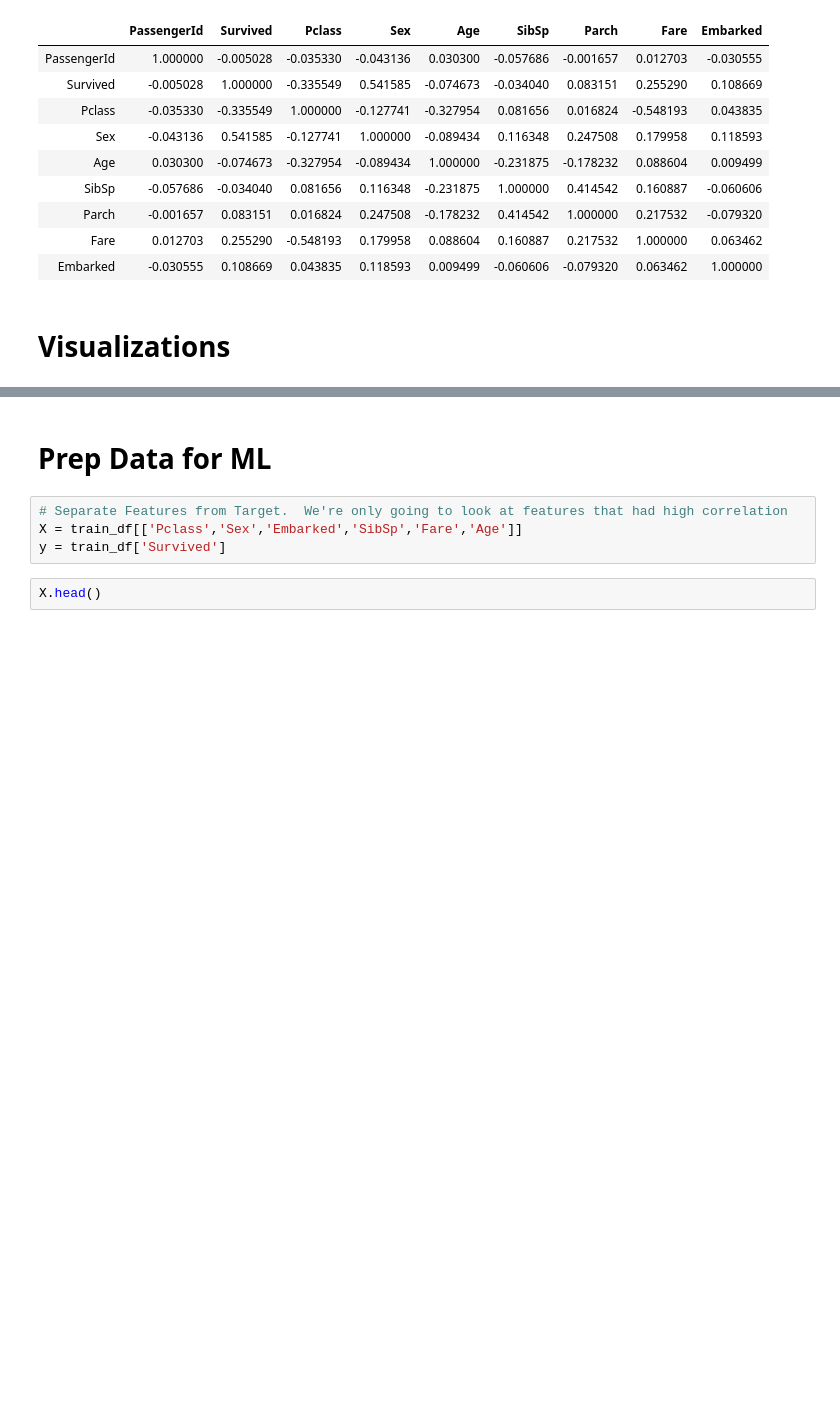
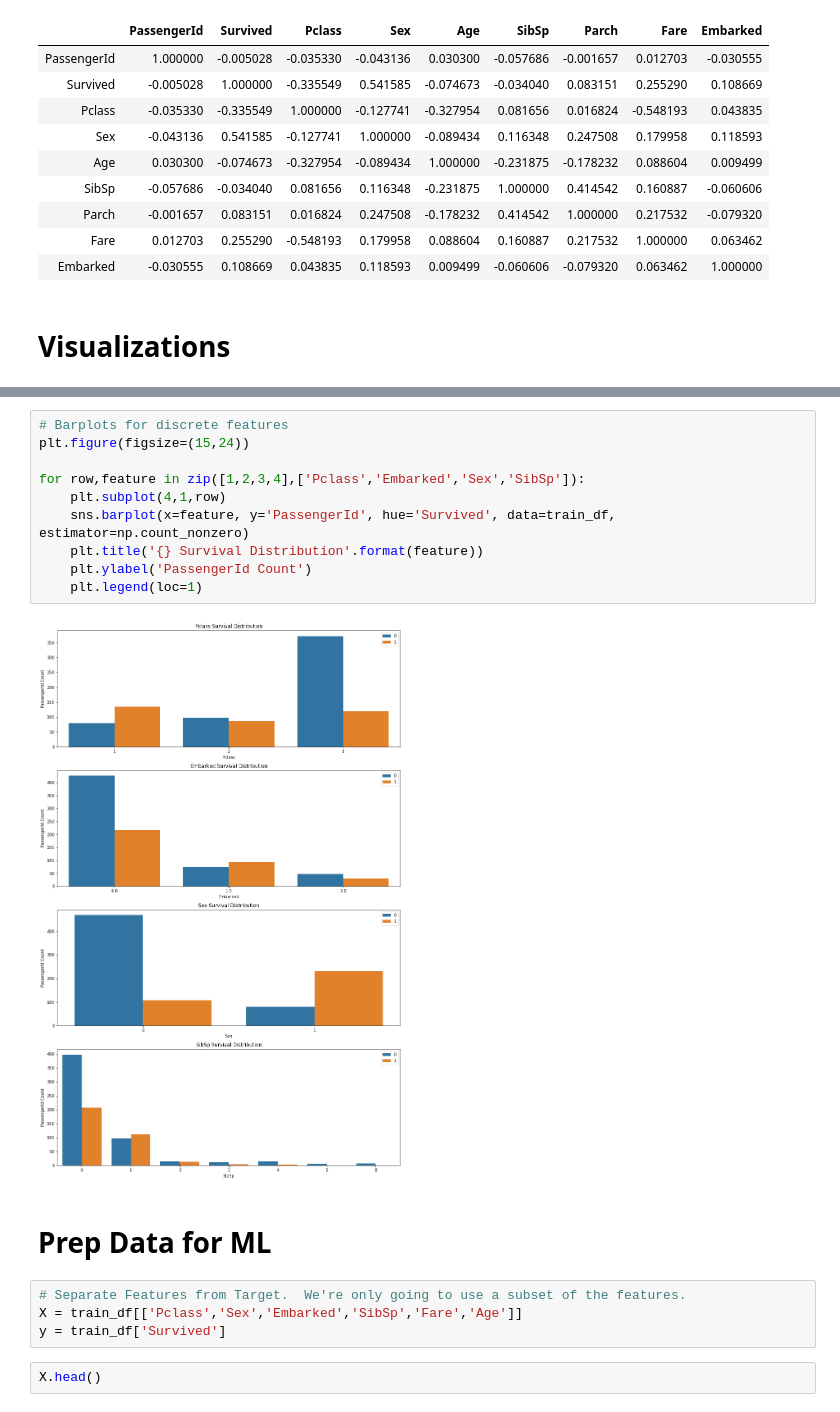
Before and after one commit to turnerdj95/floating_dumbbell, a Jupyter notebook: Data_Analysis.ipynb, the cells around one changed output, grey strips where cells are left out. Saved outputs shown, nothing was run; the diff lists cells and outputs as text; blank space fills up the shorter version.

```diff
--- a/Data_Analysis.ipynb
+++ b/Data_Analysis.ipynb
@@ -151,7 +151,19 @@ Text(0.5, 1.0, 'Fare Price v Survival Distribution')
+# %%
+# Barplots for discrete features
+plt.figure(figsize=(15,24))
+
+for row,feature in zip([1,2,3,4],['Pclass','Embarked','Sex','SibSp']):
+    plt.subplot(4,1,row)
+    sns.barplot(x=feature, y='PassengerId', hue='Survived', data=train_df, estimator=np.count_nonzero)
+    plt.title('{} Survival Distribution'.format(feature))
+    plt.ylabel('PassengerId Count')
+    plt.legend(loc=1)
+# %% [output]
+[figure, added]
 # %% [markdown]
 # Prep Data for ML
 # %%
-# Separate Features from Target.  We're only going to look at features that had high correlation
+# Separate Features from Target.  We're only going to use a subset of the features.
 X = train_df[['Pclass','Sex','Embarked','SibSp','Fare','Age']]
 y = train_df['Survived']
 # %%
```
Also changed, not shown: parts of 7 cells of this notebook.
